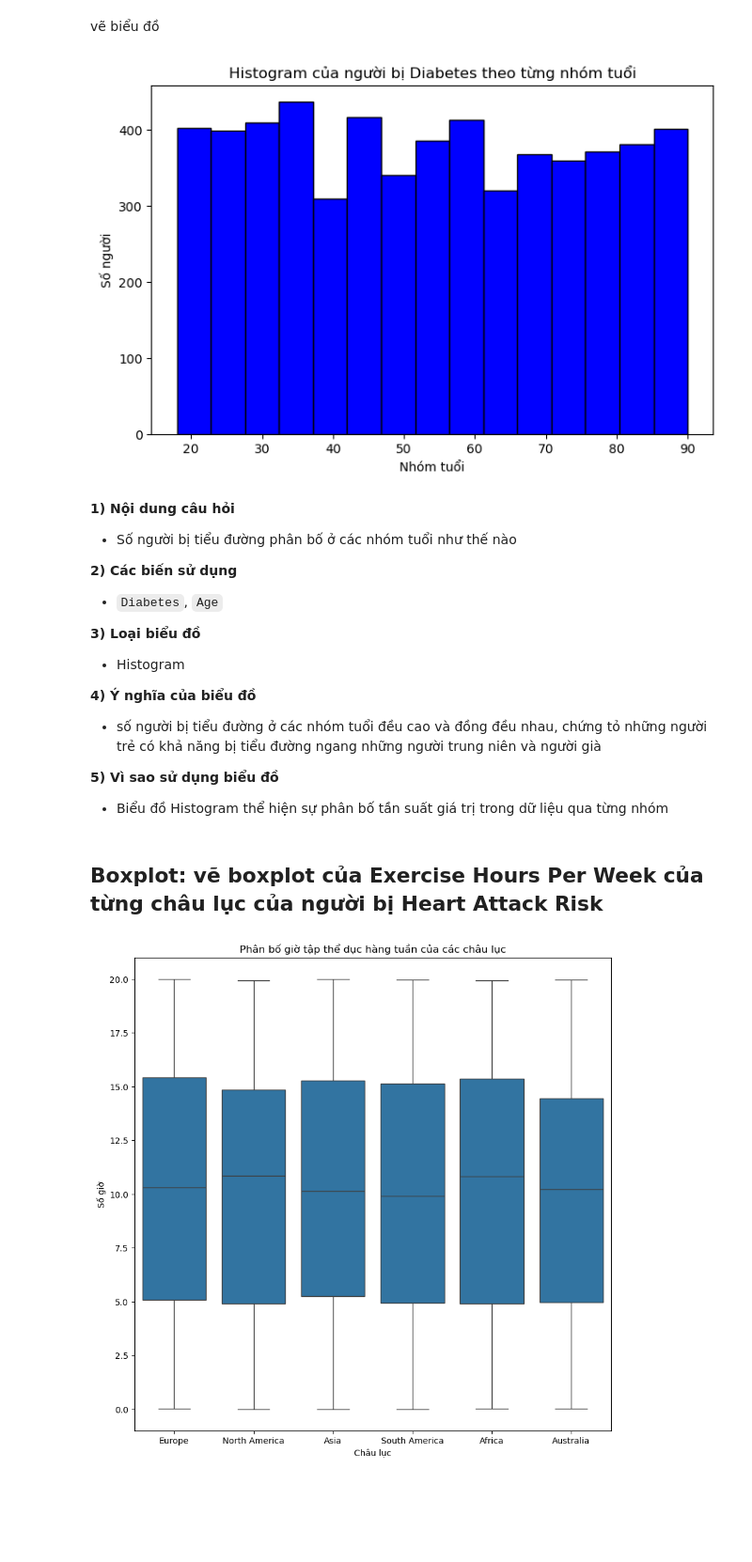
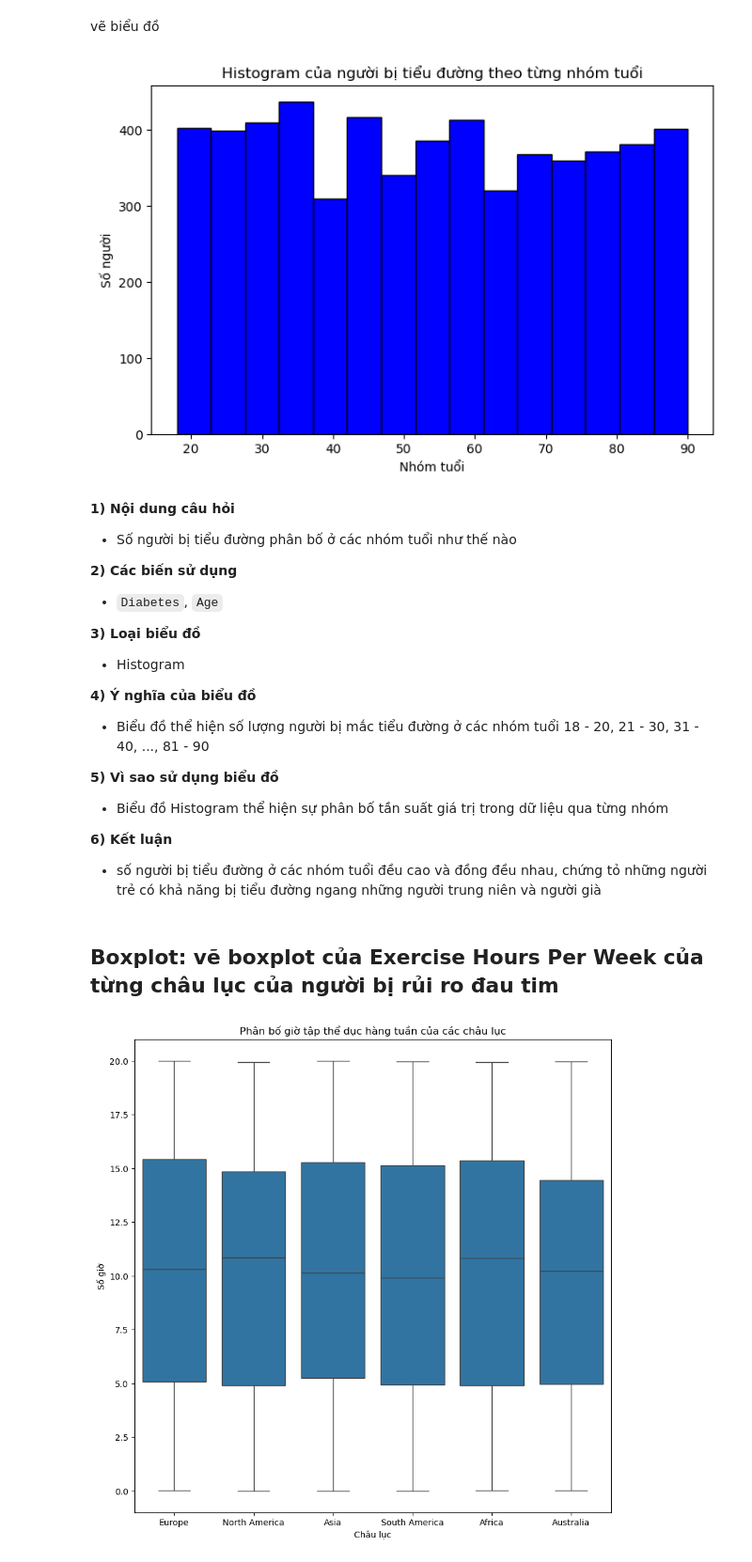
Before and after one commit to Dzivilord/DV-TW-Lab01, a Jupyter notebook: code_heart_attack_prediction_dataset.ipynb, the cells around one changed output. Shown at 94% size. Saved outputs shown, nothing was run; the diff lists cells and outputs as text; code cells hidden in the pictures; blank space fills up the shorter version.

```diff
--- a/code_heart_attack_prediction_dataset.ipynb
+++ b/code_heart_attack_prediction_dataset.ipynb
@@ -133,18 +137,18 @@ vẽ biểu đồ
 # %%
 # Creating the histogram
 plt.figure(figsize=(8, 5))
 
-# Ve
+# Draw
 plt.hist(age_diabetes, bins=15, color="blue", edgecolor="black")
 
-plt.title("Histogram của người bị Diabetes theo từng nhóm tuổi")
+plt.title("Histogram của người bị tiểu đường theo từng nhóm tuổi")
 plt.xlabel("Nhóm tuổi")
 plt.ylabel("Số người")
 
 # Display the chart
 plt.show()
 # %% [output]
-[figure, old version]
+[figure, new version]
 # %% [markdown]
 **1) Nội dung câu hỏi**
 
@@ -160,13 +164,17 @@ plt.show()
 
 **4) Ý nghĩa của biểu đồ**
 
-- số người bị tiểu đường ở các nhóm tuổi đều cao và đồng đều nhau, chứng tỏ những người trẻ có khả năng bị tiểu đường ngang những người trung niên và người già
+- Biểu đồ thể hiện số lượng người bị mắc tiểu đường ở các nhóm tuổi 18 - 20, 21 - 30, 31 - 40, ..., 81 - 90
 
 **5) Vì sao sử dụng biểu đồ**
 
 - Biểu đồ Histogram thể hiện sự phân bố tần suất giá trị trong dữ liệu qua từng nhóm
+
+**6) Kết luận**
+
+- số người bị tiểu đường ở các nhóm tuổi đều cao và đồng đều nhau, chứng tỏ những người trẻ có khả năng bị tiểu đường ngang những người trung niên và người già
 # %% [markdown]
-## Boxplot: vẽ boxplot của Exercise Hours Per Week của từng châu lục của người bị Heart Attack Risk
+## Boxplot: vẽ boxplot của Exercise Hours Per Week của từng châu lục của người bị rủi ro đau tim
 # %%
 # Kích thước biểu đồ
 plt.figure(figsize=(10, 10))
```
Also changed, not shown: parts of 5 cells of this notebook, 1 other file.
